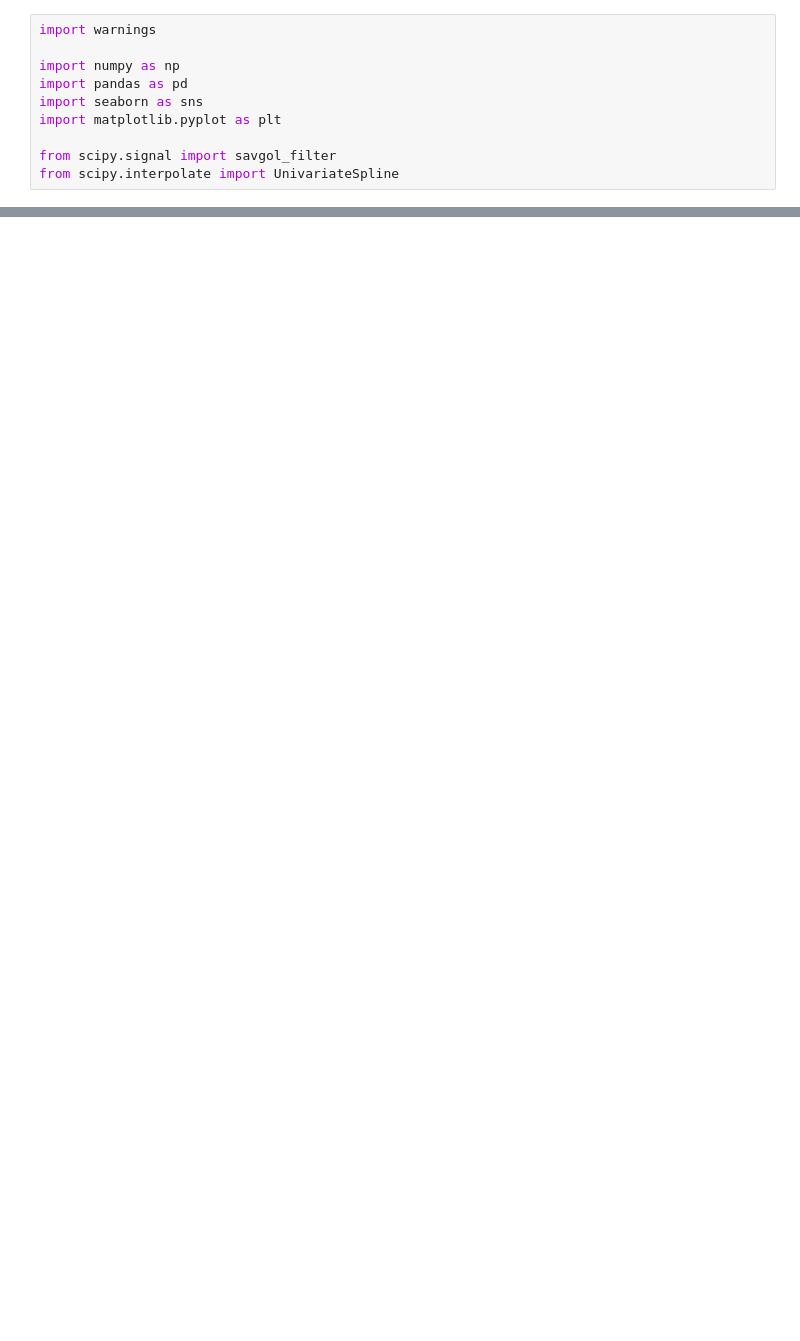
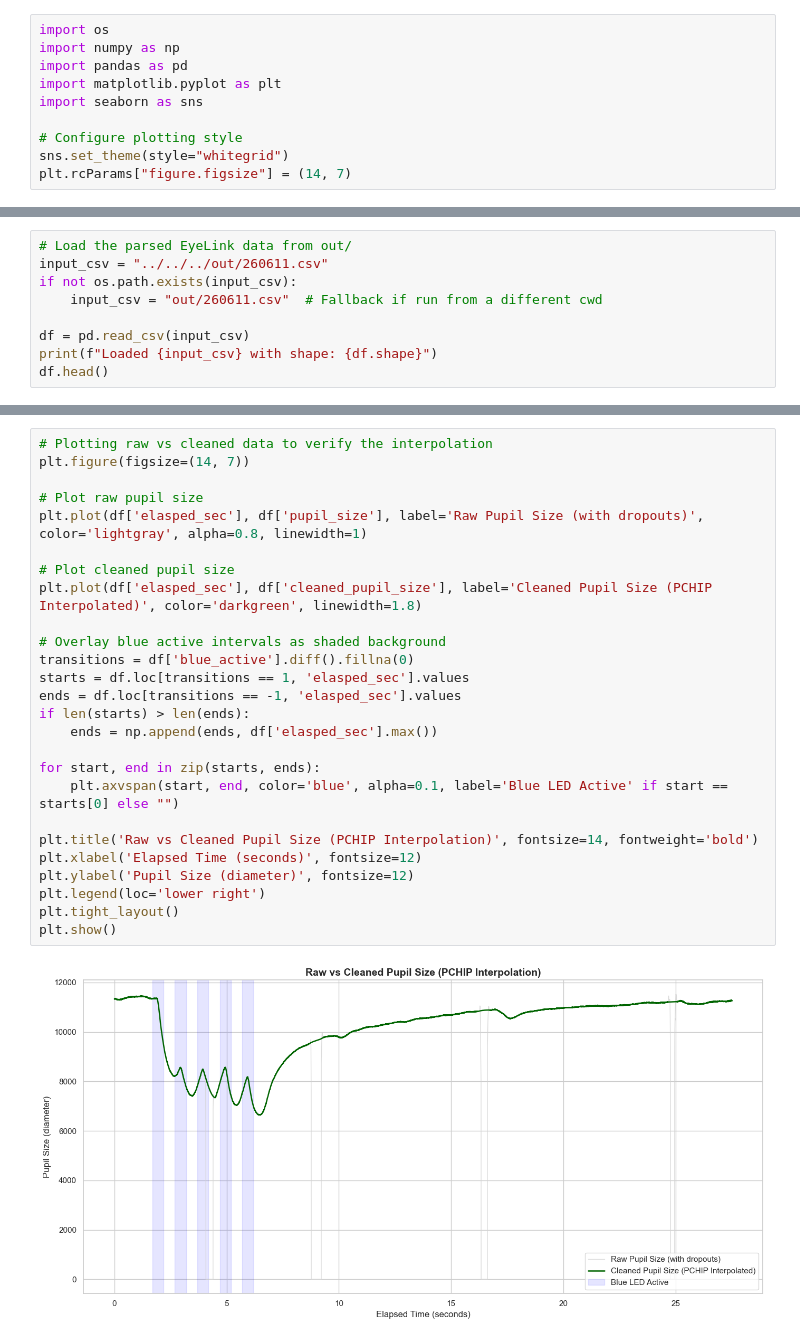
Before and after one commit to StrixzIV/tokai-internship, a Jupyter notebook: src/python/led-flash/eyelink-1000Hz.ipynb, the cells around one changed output, grey strips where cells are left out. Cells and saved outputs as stored; diff of their text form; blank space fills up the shorter version.

Commit message:
Adding a parsing pipeline and interpolation pipeline for a new blue LED duty cycle response experiment

```diff
--- a/src/python/led-flash/eyelink-1000Hz.ipynb
+++ b/src/python/led-flash/eyelink-1000Hz.ipynb
@@ -1,10 +5,10 @@
 # %%
-import warnings
-
+import os
 import numpy as np
 import pandas as pd
+import matplotlib.pyplot as plt
 import seaborn as sns
-import matplotlib.pyplot as plt
 
-from scipy.signal import savgol_filter
-from scipy.interpolate import UnivariateSpline
+# Configure plotting style
+sns.set_theme(style="whitegrid")
+plt.rcParams["figure.figsize"] = (14, 7)
@@ -102,0 +15,9 @@ df
+# %%
+# Load the parsed EyeLink data from out/
+input_csv = "../../../out/260611.csv"
+if not os.path.exists(input_csv):
+    input_csv = "out/260611.csv"  # Fallback if run from a different cwd
+
+df = pd.read_csv(input_csv)
+print(f"Loaded {input_csv} with shape: {df.shape}")
+df.head()
@@ -102,0 +70,28 @@ df
+# %%
+# Plotting raw vs cleaned data to verify the interpolation
+plt.figure(figsize=(14, 7))
+
+# Plot raw pupil size
+plt.plot(df['elasped_sec'], df['pupil_size'], label='Raw Pupil Size (with dropouts)', color='lightgray', alpha=0.8, linewidth=1)
+
+# Plot cleaned pupil size
+plt.plot(df['elasped_sec'], df['cleaned_pupil_size'], label='Cleaned Pupil Size (PCHIP Interpolated)', color='darkgreen', linewidth=1.8)
+
+# Overlay blue active intervals as shaded background
+transitions = df['blue_active'].diff().fillna(0)
+starts = df.loc[transitions == 1, 'elasped_sec'].values
+ends = df.loc[transitions == -1, 'elasped_sec'].values
+if len(starts) > len(ends):
+    ends = np.append(ends, df['elasped_sec'].max())
+
+for start, end in zip(starts, ends):
+    plt.axvspan(start, end, color='blue', alpha=0.1, label='Blue LED Active' if start == starts[0] else "")
+
+plt.title('Raw vs Cleaned Pupil Size (PCHIP Interpolation)', fontsize=14, fontweight='bold')
+plt.xlabel('Elapsed Time (seconds)', fontsize=12)
+plt.ylabel('Pupil Size (diameter)', fontsize=12)
+plt.legend(loc='lower right')
+plt.tight_layout()
+plt.show()
+# %% [output]
+[figure, added]
```
Also changed, not shown: parts of 6 cells of this notebook, 4 other files.
